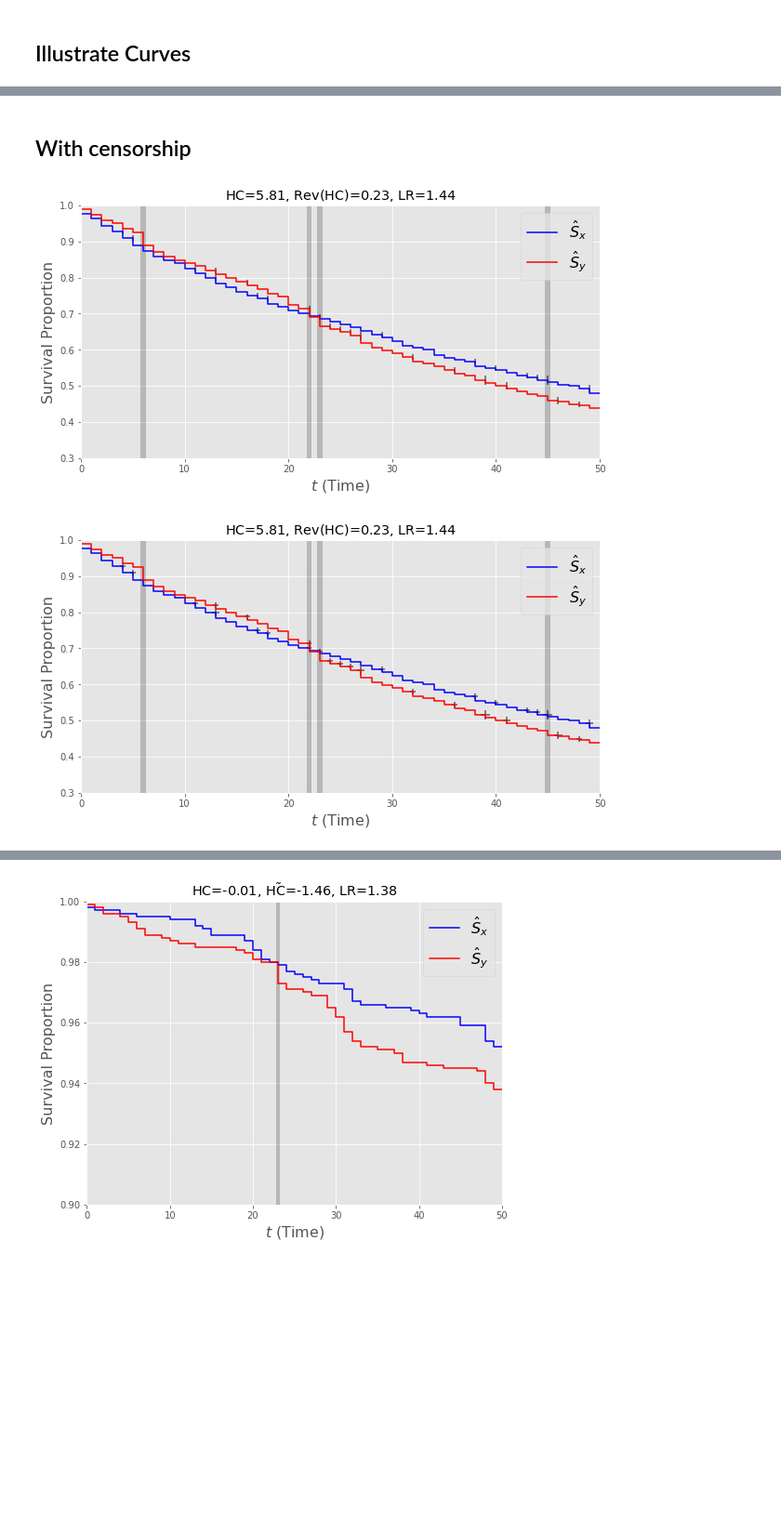
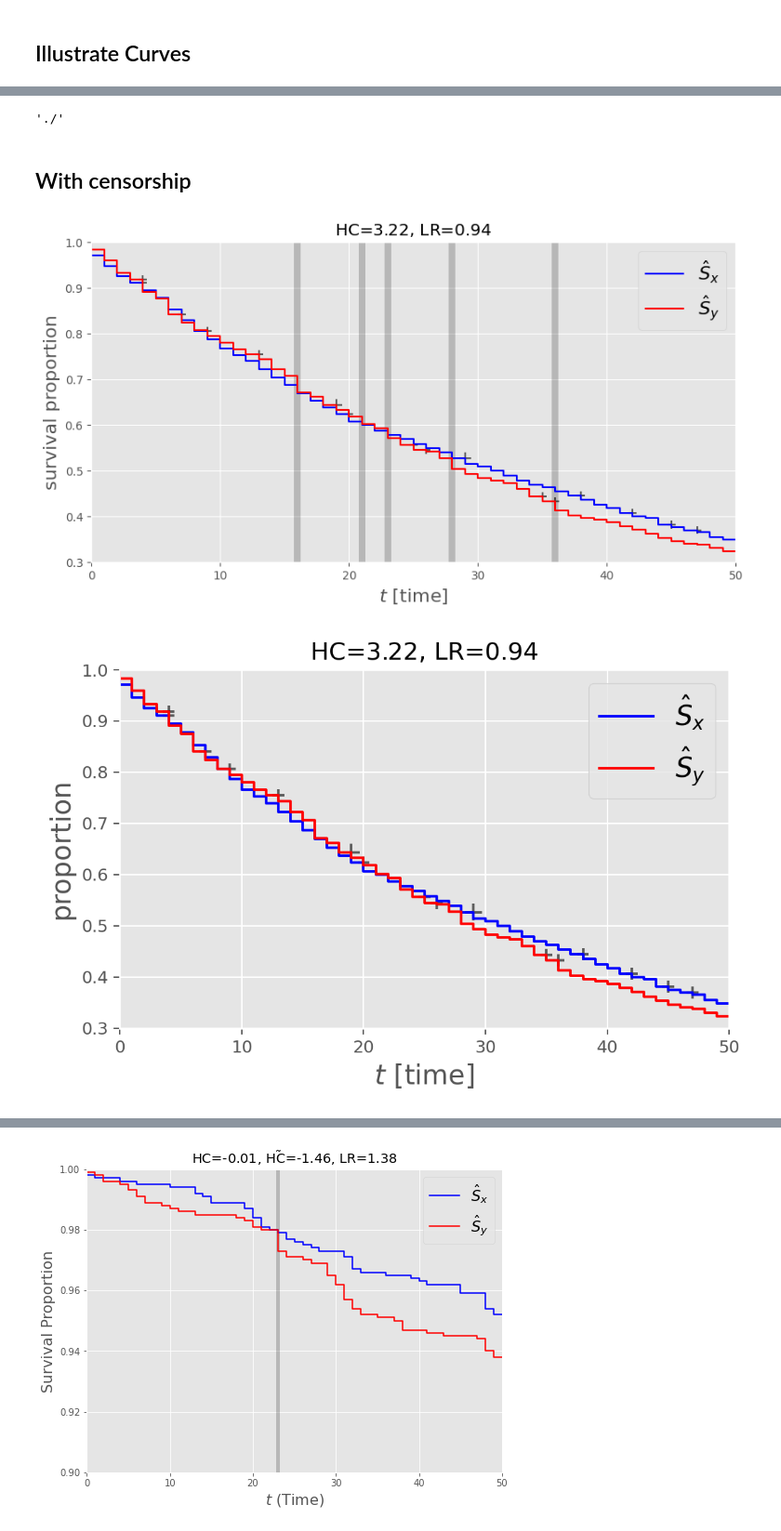
Before and after one commit to alonkipnis/HCHG, a Jupyter notebook: illustrate_surival_curve.ipynb, the cells around one changed output, grey strips where cells are left out. Shown at 93% size. Saved outputs shown, nothing was run; the diff lists cells and outputs as text; code cells hidden in the pictures; blank space fills up the shorter version.

```diff
--- a/illustrate_surival_curve.ipynb
+++ b/illustrate_surival_curve.ipynb
@@ -33,17 +32,18 @@ def find_changes(Nt1, Nt2, Ot1, Ot2, stbl=False, gamma=.35):
     hc, hct = mt.hc(gamma=gamma)
     return pvals <= hct
 
-def illustrate_survival_curve(Nt1, Nt2, Ot1, Ot2, Ct1, Ct2, stbl=False):
+def illustrate_survival_curve(Nt1, Nt2, Ot1, Ot2, Ct1, Ct2, stbl=False,
+                               show_HCT=True, randomize_HC=False):
 
-    stats = evaluate_test_stats(Nt1, Nt2, Ot1, Ot2, stbl=stbl, randomize=False)
-    stats_rev = evaluate_test_stats(Nt2, Nt1, Ot2, Ot1, stbl=stbl, randomize=False)
+    stats = evaluate_test_stats(Nt1, Nt2, Ot1, Ot2, stbl=stbl, randomize=randomize_HC)
+    stats_rev = evaluate_test_stats(Nt2, Nt1, Ot2, Ot1, stbl=stbl, randomize=randomize_HC)
 
     pvals = multi_pvals(Nt1, Nt2, Ot1, Ot2, randomize=False)
     pvals_rev = multi_pvals(Nt2, Nt1, Ot2, Ot1, randomize=False)
     mt = MultiTest(pvals[pvals<1], stbl=stbl)
     hc, hct = mt.hc(gamma=.2)
-    #print("HC = ", hc)
-    fpval = find_changes(Nt1, Nt2, Ot1, Ot2, stbl=True)
+
+    fpval = find_changes(Nt1, Nt2, Ot1, Ot2, stbl=stbl)
 
     dfg = pd.DataFrame()
     dfg['at-risk1'] = Nt1
@@ -70,7 +70,8 @@ def illustrate_survival_curve(Nt1, Nt2, Ot1, Ot2, Ct1, Ct2, stbl=False):
 
     plt.legend([r'$\hat{S}_x$', r'$\hat{S}_y$'], fontsize=16, loc=1)
 
-    plt.bar(dfg.index[:len(fpval)], fpval, color='k', alpha=.2, width=.5)
+    if show_HCT:
+        plt.bar(dfg.index[:len(fpval)], fpval, color='k', alpha=.2, width=.5)
     hc = stats['hc_greater']
     hc_rev = stats_rev['hc_greater']
     logrank = stats['log_rank_greater']
@@ -78,12 +79,14 @@ def illustrate_survival_curve(Nt1, Nt2, Ot1, Ot2, Ct1, Ct2, stbl=False):
     st_HC = r"$\mathrm{HC}$"
     st_HC_rev = r"$\mathrm{Rev}(\mathrm{HC})$"
     st_LR = r"$\mathrm{LR}$"
-    plt.title(rf"{st_HC}={np.round(hc,2)}, {st_HC_rev}={np.round(hc_rev,2)}, {st_LR}={np.round(logrank,2)}")
+    #plt.title(rf"{st_HC}={np.round(hc,2)}, {st_HC_rev}={np.round(hc_rev,2)}, {st_LR}={np.round(logrank,2)}")
+    plt.title(rf"{st_HC}={np.round(hc,2)}, {st_LR}={np.round(logrank,2)}")
     #plt.title(f"{gene_name}, (HC={np.round(stats['hc_greater'],2)}, Log-rank={np.round(stats['log_rank_greater'],2)})")
-    plt.ylabel('Survival Proportion', fontsize=16)
-    plt.xlabel(r'$t$ (Time)', fontsize=16)
+    plt.ylabel('proportion', fontsize=16)
+    plt.xlabel(r'$t$ [time]', fontsize=16)
 
     return df_disp, dfg
 # %%
-remote_dir = "/Users/kipnisal/Dropbox/Apps/Overleaf/Survival Analysis with Sensitivity to Possible Rare and Weak Differences/"
+output_dir = "/Users/kipnisal/Dropbox/Apps/Overleaf/Survival Analysis with Sensitivity to Possible Rare and Weak Differences/"
+output_dir = "./"
 # %%
@@ -157,3 +151,7 @@ dfr[:-1]
+# %%
+output_dir
+# %% [output]
+'./'
 # %% [markdown]
 ## With censorship
 # %%
@@ -167,10 +165,10 @@ mpl.style.use('ggplot')
 T = 50
 N1 = 1000
 N2 = 1000
-eps = 0.1
-lam_bar = 0.75
+eps = 0.13
+lam_bar = 1
 lam0 = lam_bar / T * np.ones(T)
-lamc = 0.5
+lamc = 0.2
 r = 2
 Nt1, Nt2, Ot1, Ot2 = sample_survival_poisson_censorship(T, N1, N2, lam0, lamc, eps, r)
 Ct1 = -np.append(np.diff(Nt1), 0) - Ot1
@@ -189,20 +187,23 @@ df_small, df_all = illustrate_survival_curve(Nt1, Nt2, Ot1, Ot2, Ct1, Ct2)
 plt.xlim((0,T))
 plt.ylim((0.3,1))
 #plt.xtickslabel(fontsize=16)
-plt.savefig(remote_dir + 'Figs/survival_curve_exm.png')
+plt.savefig(output_dir + 'Figs/survival_curve_exm.png')
 plt.show()
 # print(df1)
 # %% [output]
-[figure, old version]
+[figure, new version]
 # %%
-df_small, df_all = illustrate_survival_curve(Nt1, Nt2, Ot1, Ot2, Ct1, Ct2)
+plt.figure(figsize=(6, 4), dpi=180)
+
+df_small, df_all = illustrate_survival_curve(Nt1, Nt2, Ot1, Ot2, Ct1, Ct2, show_HCT = False)
 
 # df1, df2 = illustrate_survival_curve(df, T=100, stbl=False)
 plt.xlim((0,T))
 plt.ylim((0.3,1))
 #plt.xtickslabel(fontsize=16)
-plt.savefig(remote_dir + 'Figs/survival_curve_exm.png')
+plt.tight_layout()
+plt.savefig(output_dir + 'Figs/survival_curve_exm_no_HCT_wide.png')
 plt.show()
 # print(df1)
 # %% [output]
-[figure, old version]
+[figure, new version]
```
Also changed, not shown: parts of 5 cells of this notebook, 10 other files.
